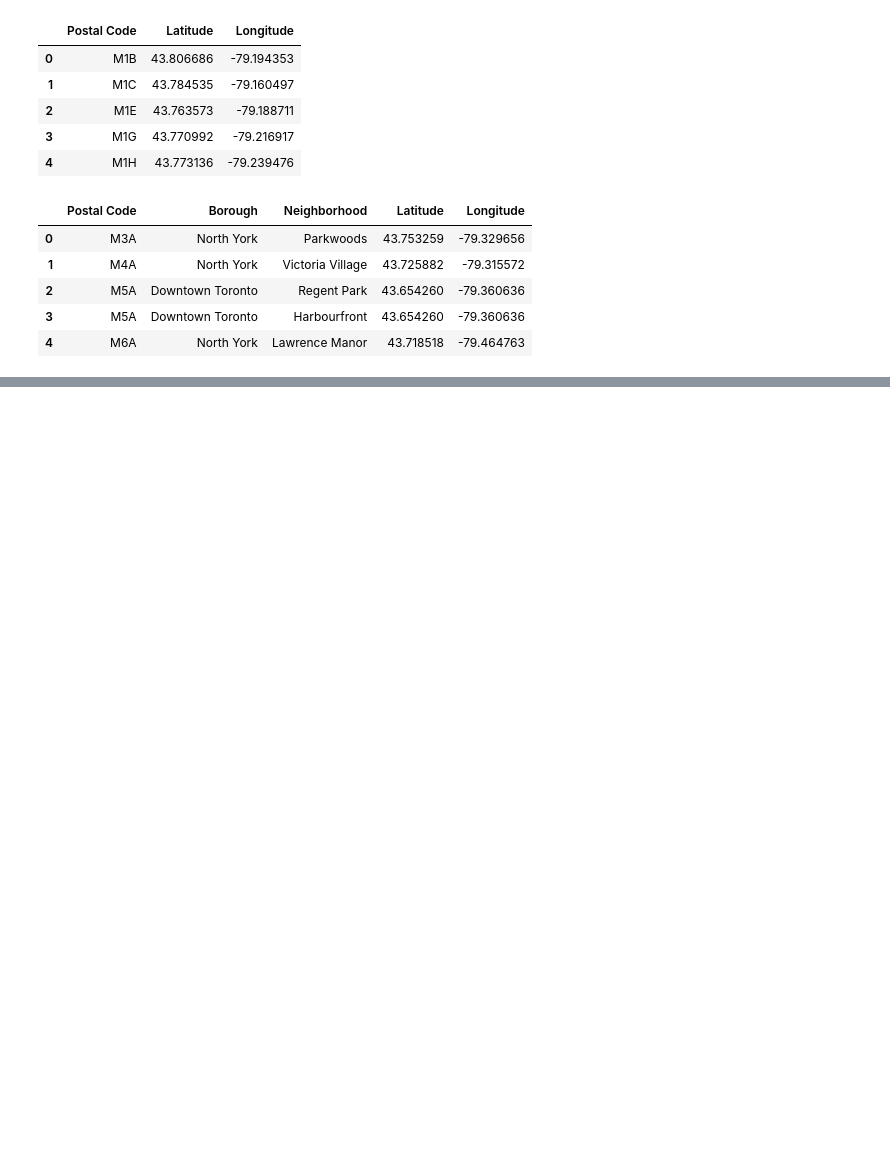
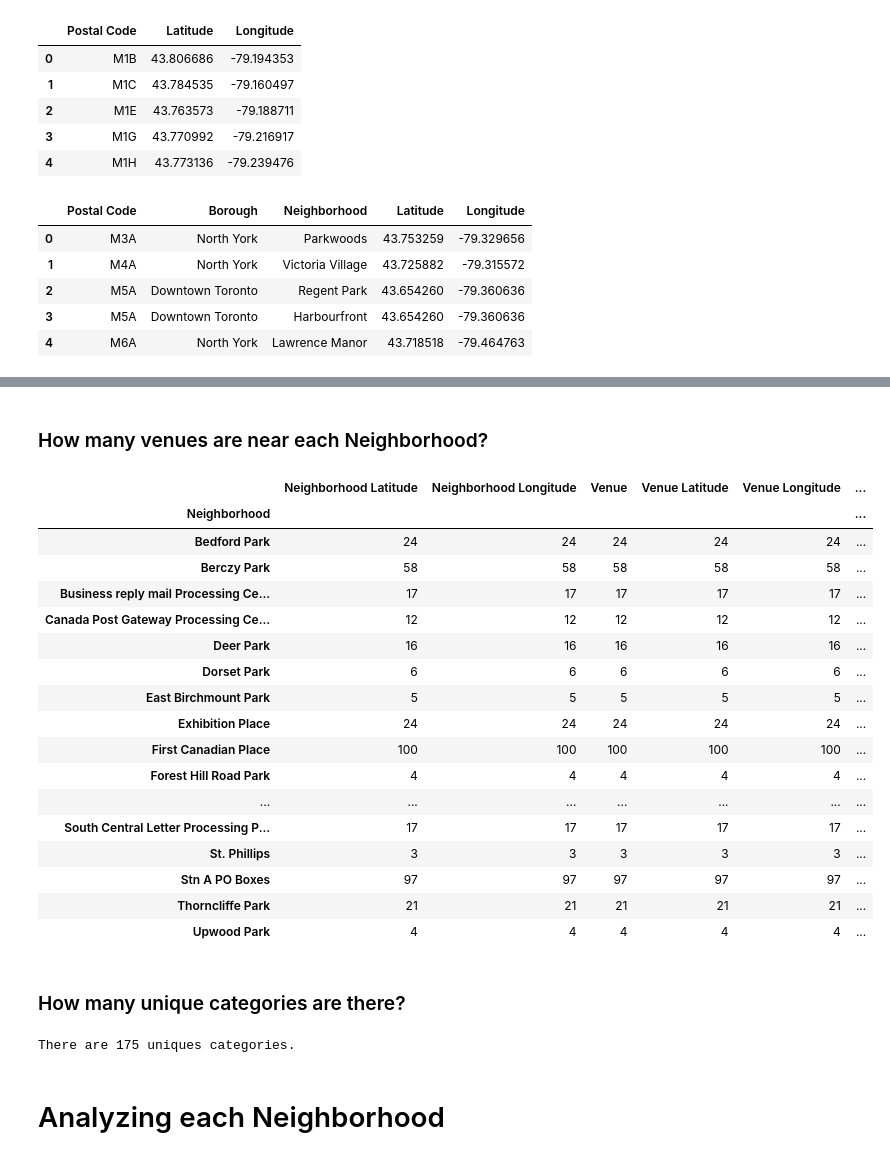
Before and after one commit to marylinhuff/Coursera_Capstone, a Jupyter notebook: MCH_Coursera_Capstone.ipynb, the cells around one changed output, grey strips where cells are left out. Cells and saved outputs as stored; diff of their text form; code cells hidden in the pictures; blank space fills up the shorter version.

```diff
--- a/MCH_Coursera_Capstone.ipynb
+++ b/MCH_Coursera_Capstone.ipynb
@@ -72,0 +147,19 @@ Toronto_DF.head()
+# %%
+# create a trimmed map of Toronto using latitude and longitude values
+map_TorontoTrimmed = folium.Map(location=[latitude, longitude], zoom_start=10)
+
+# add markers to map
+for lat, lng, borough, neighborhood in zip(TorontoTrimmed_DF['Latitude'], TorontoTrimmed_DF['Longitude'], TorontoTrimmed_DF['Borough'], TorontoTrimmed_DF['Neighborhood']):
+    label = '{}, {}'.format(neighborhood, borough)
+    label = folium.Popup(label, parse_html=True)
+    folium.CircleMarker(
+        [lat, lng],
+        radius=5,
+        popup=label,
+        color='blue',
+        fill=True,
+        fill_color='#3186cc',
+        fill_opacity=0.7,
+        parse_html=False).add_to(map_TorontoTrimmed)
+
+map_TorontoTrimmed
@@ -72,0 +260,31 @@ Toronto_DF.head()
+# %% [markdown]
+### How many venues are near each Neighborhood?
+# %%
+Toronto_venues.groupby('Neighborhood').count()
+# %% [output]
+|  | Neighborhood Latitude | Neighborhood Longitude | Venue | Venue Latitude | Venue Longitude | ... |
+| Neighborhood |  |  |  |  |  | ... |
+| Bedford Park | 24 | 24 | 24 | 24 | 24 | ... |
+| Berczy Park | 58 | 58 | 58 | 58 | 58 | ... |
+| Business reply mail Processing Ce... | 17 | 17 | 17 | 17 | 17 | ... |
+| Canada Post Gateway Processing Ce... | 12 | 12 | 12 | 12 | 12 | ... |
+| Deer Park | 16 | 16 | 16 | 16 | 16 | ... |
+| Dorset Park | 6 | 6 | 6 | 6 | 6 | ... |
+| East Birchmount Park | 5 | 5 | 5 | 5 | 5 | ... |
+| Exhibition Place | 24 | 24 | 24 | 24 | 24 | ... |
+| First Canadian Place | 100 | 100 | 100 | 100 | 100 | ... |
+| Forest Hill Road Park | 4 | 4 | 4 | 4 | 4 | ... |
+| ... | ... | ... | ... | ... | ... | ... |
+| South Central Letter Processing P... | 17 | 17 | 17 | 17 | 17 | ... |
+| St. Phillips | 3 | 3 | 3 | 3 | 3 | ... |
+| Stn A PO Boxes | 97 | 97 | 97 | 97 | 97 | ... |
+| Thorncliffe Park | 21 | 21 | 21 | 21 | 21 | ... |
+| Upwood Park | 4 | 4 | 4 | 4 | 4 | ... |
+# %% [markdown]
+### How many unique categories are there?
+# %%
+print('There are {} uniques categories.'.format(len(Toronto_venues['Venue Category'].unique())))
+# %% [output]
+There are 175 uniques categories.
+# %% [markdown]
+# Analyzing each Neighborhood
```
Also changed, not shown: parts of 46 cells of this notebook.
